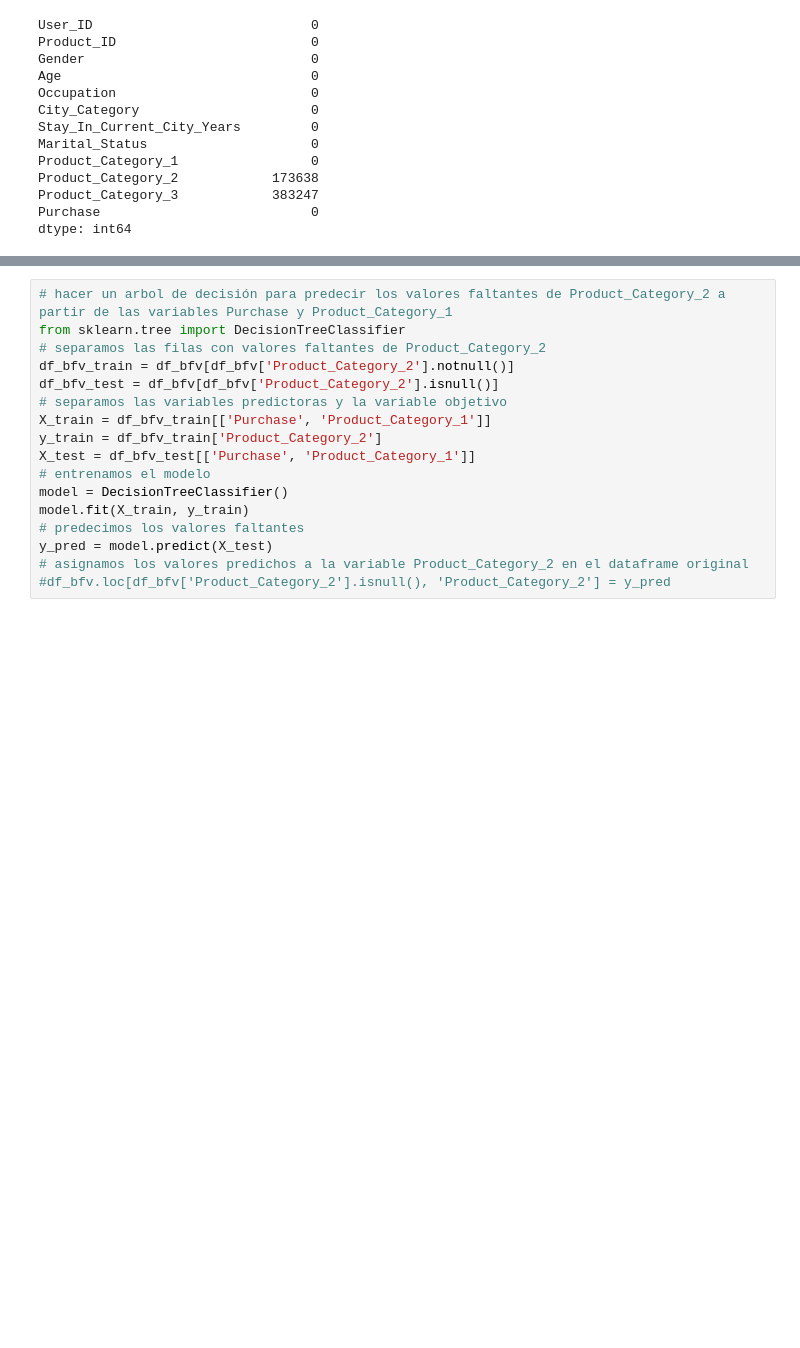
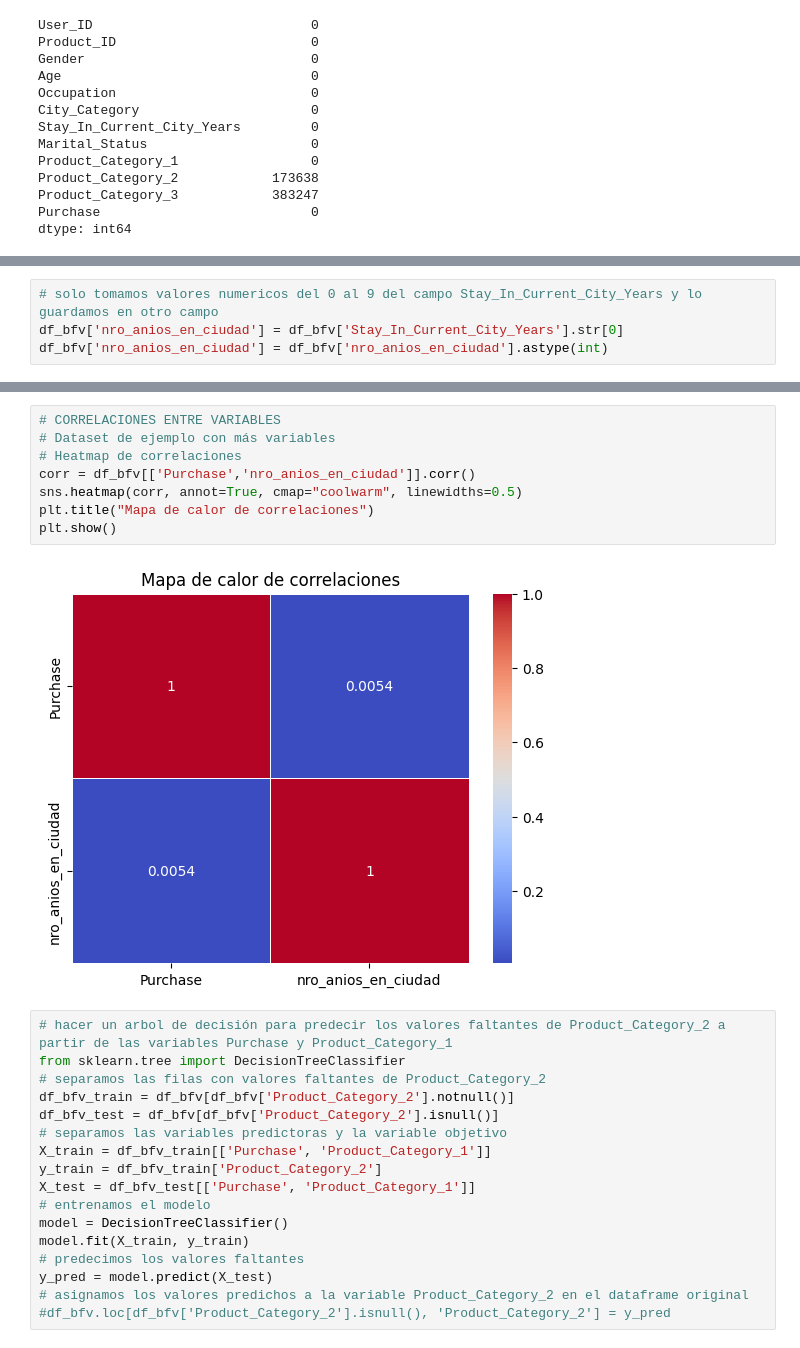
Before and after one commit to ealaurel/MINERIA_DATOS, a Jupyter notebook: capitulos/C1_EDA/eda.ipynb, the cells around one changed output, grey strips where cells are left out. Cells and saved outputs as stored; diff of their text form; blank space fills up the shorter version.

```diff
--- a/capitulos/C1_EDA/eda.ipynb
+++ b/capitulos/C1_EDA/eda.ipynb
@@ -118,0 +200,4 @@ dtype: int64
+# %%
+# solo tomamos valores numericos del 0 al 9 del campo Stay_In_Current_City_Years y lo guardamos en otro campo
+df_bfv['nro_anios_en_ciudad'] = df_bfv['Stay_In_Current_City_Years'].str[0]
+df_bfv['nro_anios_en_ciudad'] = df_bfv['nro_anios_en_ciudad'].astype(int)
@@ -119,3 +221,13 @@ dtype: int64
+# %%
+# CORRELACIONES ENTRE VARIABLES
+# Dataset de ejemplo con más variables
+# Heatmap de correlaciones
+corr = df_bfv[['Purchase','nro_anios_en_ciudad']].corr()
+sns.heatmap(corr, annot=True, cmap="coolwarm", linewidths=0.5)
+plt.title("Mapa de calor de correlaciones")
+plt.show()
+# %% [output]
+[figure, added]
 # %%
 # hacer un arbol de decisión para predecir los valores faltantes de Product_Category_2 a partir de las variables Purchase y Product_Category_1
 from sklearn.tree import DecisionTreeClassifier
```
Also changed, not shown: parts of 16 cells of this notebook.
